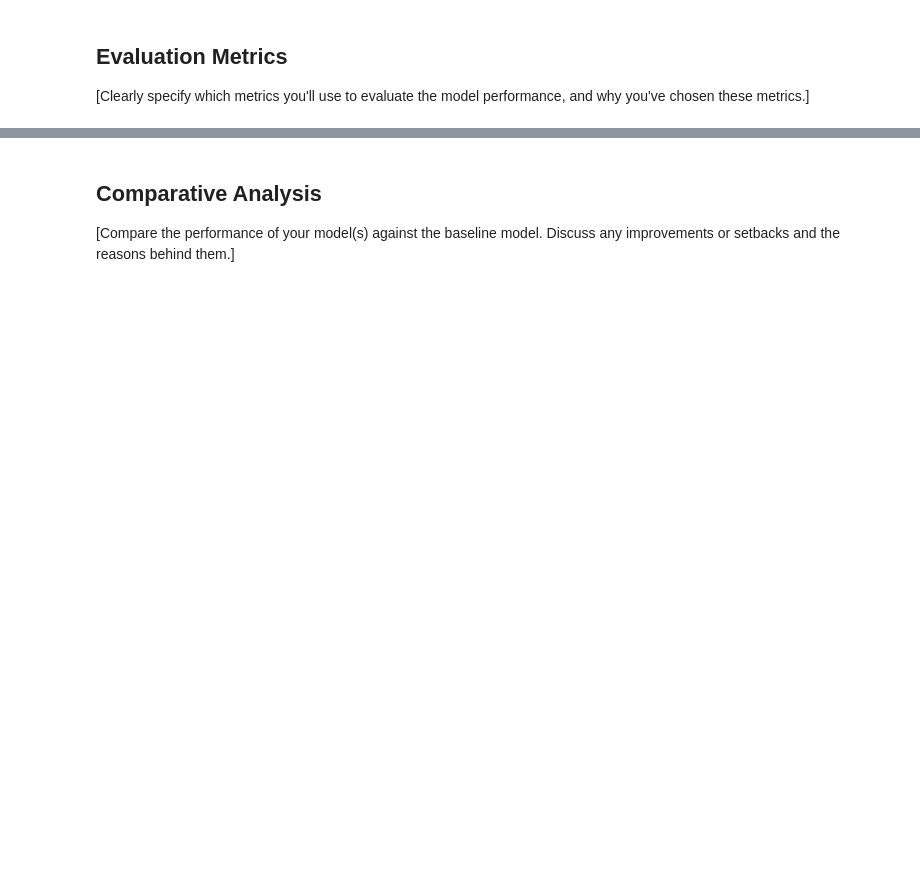
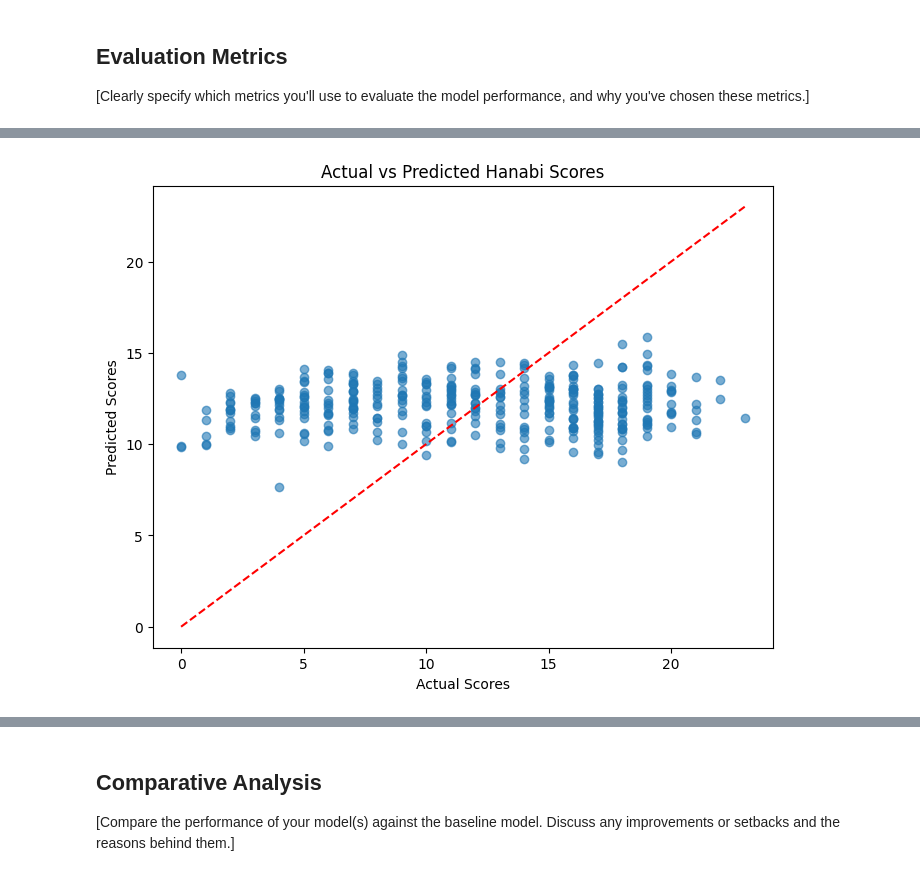
Before and after one commit to cosimab/hanabi_ml, a Jupyter notebook: 3_Model/model_definition_evaluation.ipynb, the cells around one changed output, grey strips where cells are left out. Cells and saved outputs as stored; diff of their text form; code cells hidden in the pictures; blank space fills up the shorter version.

```diff
--- a/3_Model/model_definition_evaluation.ipynb
+++ b/3_Model/model_definition_evaluation.ipynb
@@ -474,0 +483,20 @@ Test RMSE: 5.6203
+# %%
+model.eval()
+
+with torch.no_grad():
+    predictions = model(X_test_tensor)
+
+# Convert tensors to numpy arrays
+y_true = y_test_tensor.numpy()
+y_pred = predictions.numpy()
+
+# Metrics
+mse = mean_squared_error(y_true, y_pred)
+rmse = np.sqrt(mse)
+mae = mean_absolute_error(y_true, y_pred)
+r2 = r2_score(y_true, y_pred)
+
+print(f"MSE: {mse:.4f}")
+print(f"RMSE: {rmse:.4f}")
+print(f"MAE: {mae:.4f}")
+print(f"R² Score: {r2:.4f}")
@@ -474,0 +516,18 @@ Test RMSE: 5.6203
+# %%
+plt.figure(figsize=(8,6))
+plt.scatter(y_true, y_pred, alpha=0.6)
+
+plt.xlabel("Actual Scores")
+plt.ylabel("Predicted Scores")
+plt.title("Actual vs Predicted Hanabi Scores")
+
+# Ideal prediction line
+plt.plot(
+    [y_true.min(), y_true.max()],
+    [y_true.min(), y_true.max()],
+    'r--'
+)
+
+plt.show()
+# %% [output]
+[figure, added]
```
Also changed, not shown: parts of 12 cells of this notebook.
